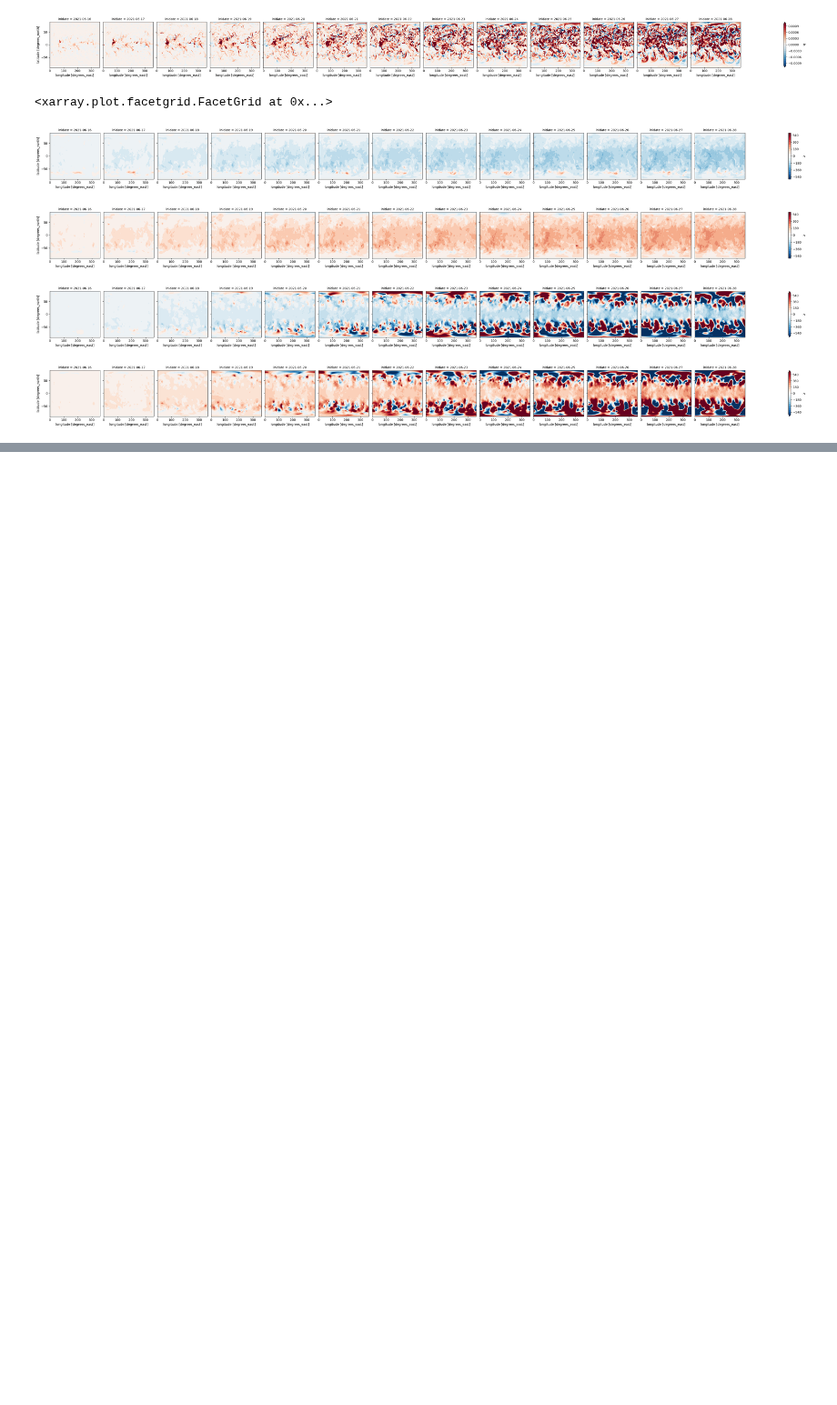
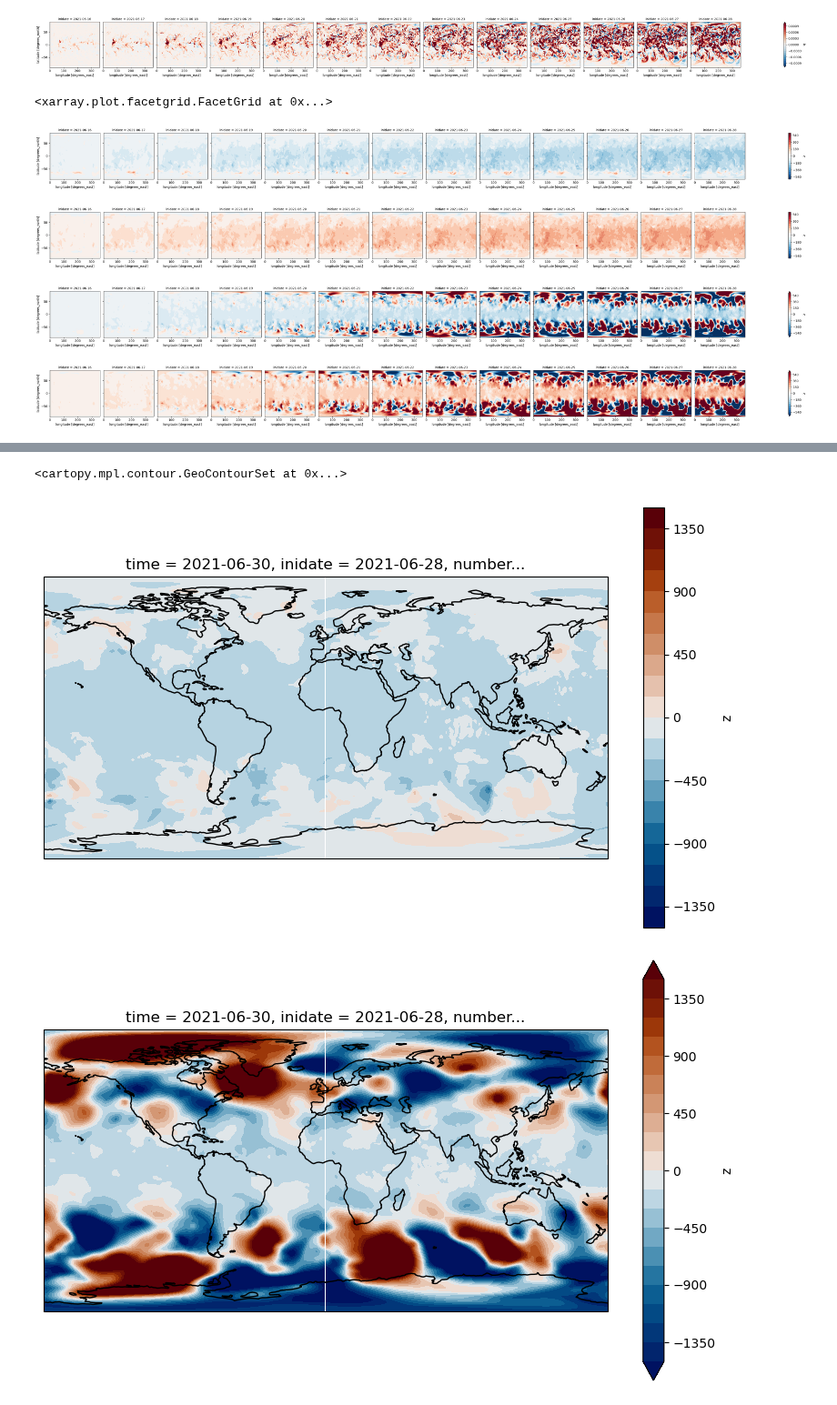
Before and after one commit to shirin-ermis/ATMICP, a Jupyter notebook: notebooks/03_event_dynamics.ipynb, the cells around one changed output, grey strips where cells are left out. Shown at 91% size. Saved outputs shown, nothing was run; the diff lists cells and outputs as text; code cells hidden in the pictures; blank space fills up the shorter version.

```diff
--- a/notebooks/03_event_dynamics.ipynb
+++ b/notebooks/03_event_dynamics.ipynb
@@ -125,0 +147,15 @@ delta_maps['incr']['progn_vars'].sel(level=500).z.plot.contourf(col='inidate', v
+# %%
+vmin=1500
+figure = plt.figure(figsize=(10, 6))
+ax = figure.add_subplot(1, 1, 1, projection=ccrs.PlateCarree())
+ax.coastlines()
+(ifs_pl.sel(climate='pi', perturbation='t+q')-ifs_pl.sel(climate='curr', perturbation='none')).sel(inidate='2021-06-28', level=500, number=0, time='2021-06-30T00:00:00').z.plot.contourf(ax=ax, levels=21, cmap=cm.cm.vik, transform=ccrs.PlateCarree(), vmin=-1*vmin, vmax=vmin)
+
+figure = plt.figure(figsize=(10, 6))
+ax = figure.add_subplot(1, 1, 1, projection=ccrs.PlateCarree())
+ax.coastlines()
+(ifs_pl.sel(climate='pi', perturbation='progn_vars')-ifs_pl.sel(climate='curr', perturbation='none')).sel(inidate='2021-06-28', level=500, number=0, time='2021-06-30T00:00:00').z.plot.contourf(ax=ax, levels=21, cmap=cm.cm.vik, transform=ccrs.PlateCarree(), vmin=-1*vmin, vmax=vmin)
+# %% [output]
+<cartopy.mpl.contour.GeoContourSet at 0x...>
+[figure, added]
+[figure, added]
```
Also changed, not shown: parts of 3 cells of this notebook.
